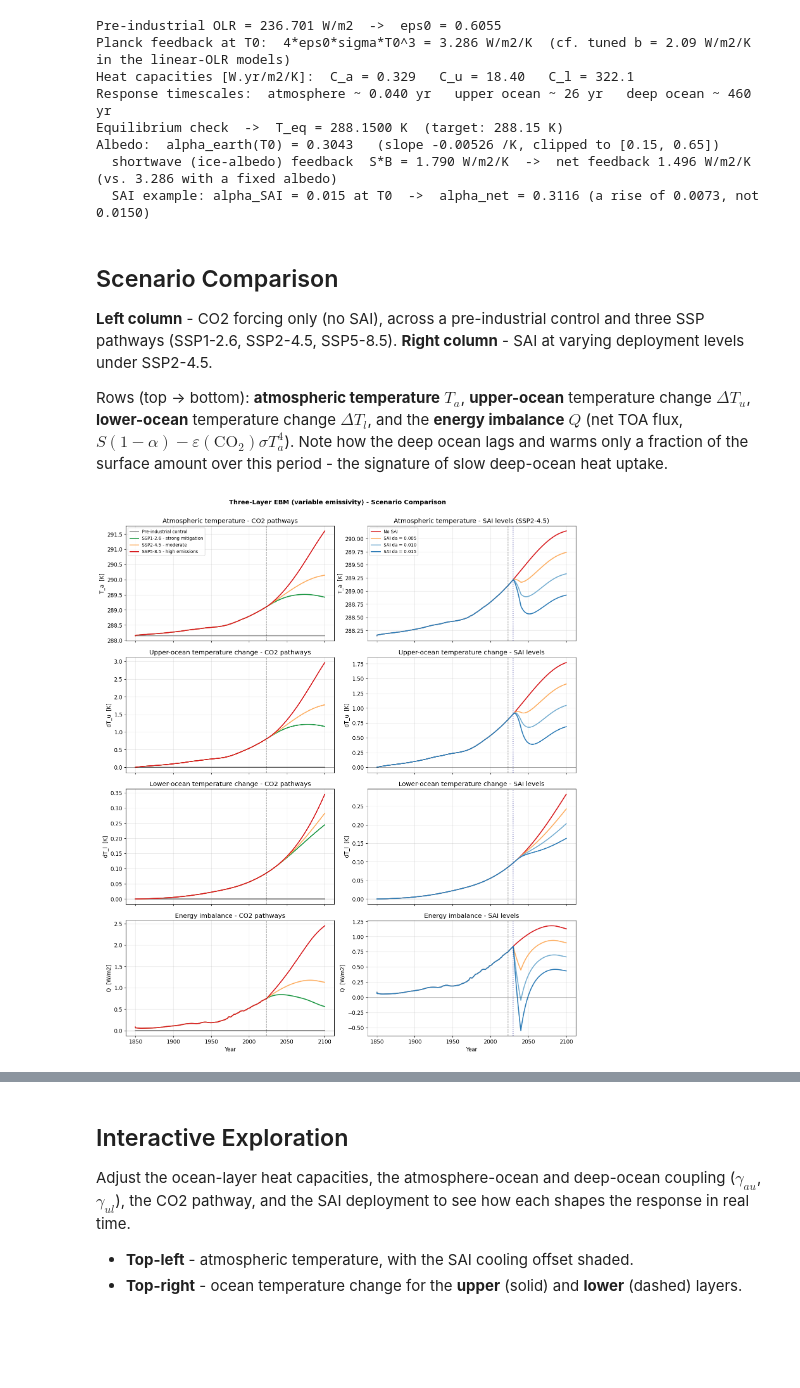
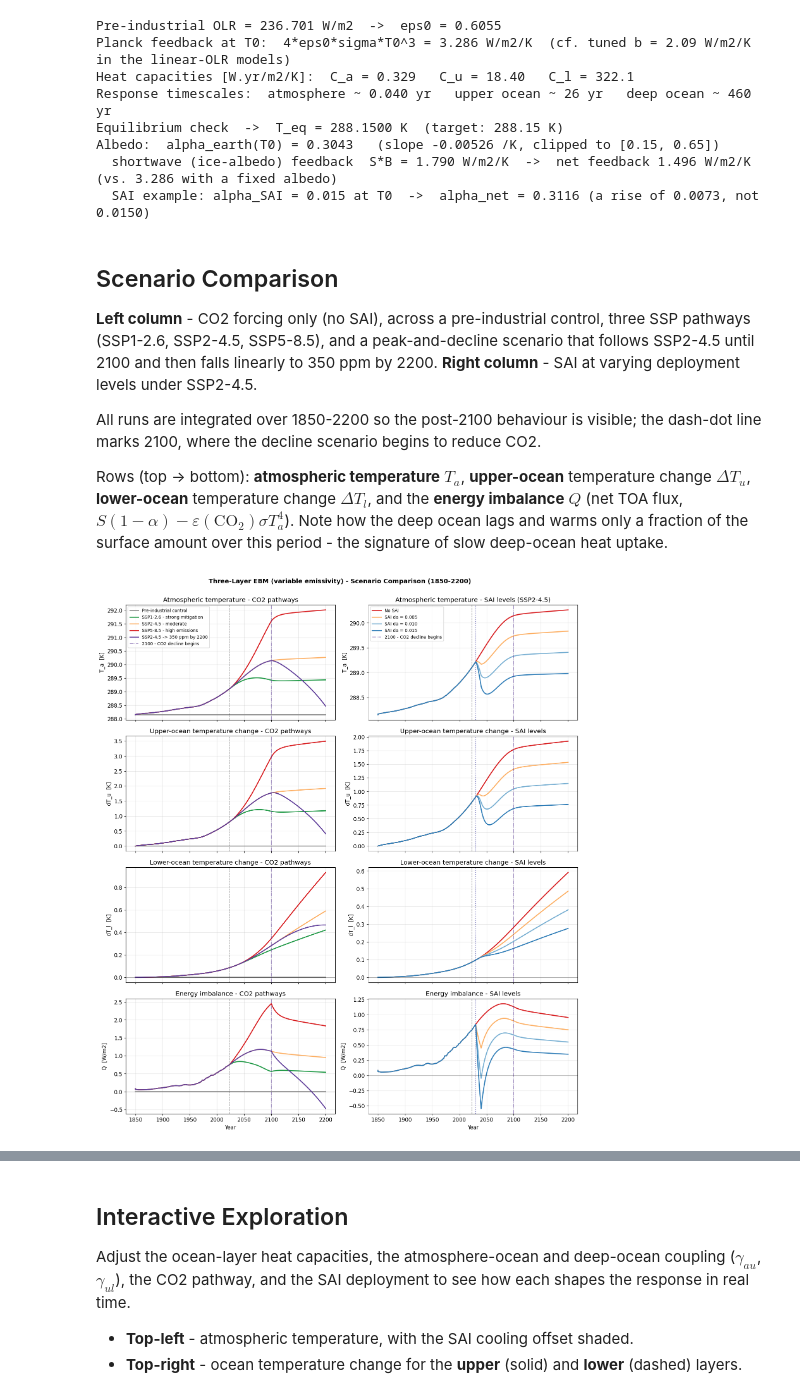
Before and after one commit to jshaw35/PRISM, a Jupyter notebook: WorkingModel.ipynb, the cells around one changed output, grey strips where cells are left out. Saved outputs shown, nothing was run; the diff lists cells and outputs as text; code cells hidden in the pictures; blank space fills up the shorter version.

```diff
--- a/WorkingModel.ipynb
+++ b/WorkingModel.ipynb
@@ -315,10 +320,23 @@ _CO2_YEARS, _CO2_PPM = _load_co2_data()
 # differs from the pathway value at switch_year).  name -> (base, switch_year, held_ppm)
 _CO2_HOLDS = {}
 
+# Derived "decline" scenarios: follow a base pathway until peak_year, then
+# decrease linearly to end_ppm at end_year and hold that value afterward.
+# name -> (base, peak_year, end_year, end_ppm)
+_CO2_DECLINES = {}
+
 
 def register_co2_hold(name, base_scenario, switch_year, held_ppm):
     '''Register a scenario that follows base_scenario, then holds CO2 at held_ppm from switch_year.'''
     _CO2_HOLDS[name] = (base_scenario, switch_year, float(held_ppm))
+    return name
+
+
+def register_co2_decline(name, base_scenario, peak_year, end_year, end_ppm):
+    '''Register a scenario that follows base_scenario to peak_year, then declines linearly to end_ppm at end_year.'''
+    if end_year <= peak_year:
+        raise ValueError("end_year must be greater than peak_year")
+    _CO2_DECLINES[name] = (base_scenario, float(peak_year), float(end_year), float(end_ppm))
     return name
 
 
@@ -328,19 +346,35 @@ def co2_ppm(t, scenario='ssp245'):
     with a real SSP concentration pathway (see module docstring above).
     'none' is a pre-industrial control: CO2 held at CO2_0 for all t.
     Names registered with register_co2_hold() follow their base pathway and
-    then hold CO2 fixed from their switch year.
+    then hold CO2 fixed from their switch year; names registered with
+    register_co2_decline() follow their base pathway to peak_year and then
+    decline linearly to end_ppm at end_year.
     '''
     if scenario == 'none':
         return CO2_0
     if scenario in _CO2_HOLDS:
         base, switch_year, held_ppm = _CO2_HOLDS[scenario]
         return np.where(np.asarray(t) >= switch_year, held_ppm, co2_ppm(t, base))[()]
+    if scenario in _CO2_DECLINES:
+        base, peak_year, end_year, end_ppm = _CO2_DECLINES[scenario]
+        t_arr = np.asarray(t, dtype=float)
+        peak_ppm = co2_ppm(peak_year, scenario=base)
+        path = co2_ppm(np.minimum(t_arr, peak_year), scenario=base)
+        decline = peak_ppm + (end_ppm - peak_ppm) * (t_arr - peak_year) / (end_year - peak_year)
+        out = np.where(t_arr <= peak_year, path,
+                       np.where(t_arr >= end_year, end_ppm, decline))
+        return out[()] if out.ndim == 0 else out
     return np.interp(t, _CO2_YEARS[scenario], _CO2_PPM[scenario])
 
 
 # Named hold scenario: SSP2-4.5 until 2035, then CO2 steps back to its 1850
 # (pre-industrial record) value and is held there through 2100.
 register_co2_hold('revert1850', 'ssp245', 2035, co2_ppm(1850, 'ssp245'))
+
+# Named decline scenario: SSP2-4.5 through 2100 (~599 ppm peak), then a linear
+# decline to 350 ppm by 2200 (held at 350 ppm afterward).
+register_co2_decline('ssp245-decline2100', 'ssp245', 2100, 2200, 280.0)
+# register_co2_decline('ssp245-decline2100_slow', 'ssp245', 2100, 2200, 430.0)
 
 
 def co2_forcing(t, scenario='ssp245'):
@@ -485,9 +519,13 @@ def run_ebm(C_a=C_ATMOS, C_u=C_UPPER, C_l=C_LOWER,
 # %% [markdown]
 ## Scenario Comparison
 
-**Left column** - CO2 forcing only (no SAI), across a pre-industrial control and three
-SSP pathways (SSP1-2.6, SSP2-4.5, SSP5-8.5).
+**Left column** - CO2 forcing only (no SAI), across a pre-industrial control, three
+SSP pathways (SSP1-2.6, SSP2-4.5, SSP5-8.5), and a peak-and-decline scenario that
+follows SSP2-4.5 until 2100 and then falls linearly to 350 ppm by 2200.
 **Right column** - SAI at varying deployment levels under SSP2-4.5.
+
+All runs are integrated over 1850-2200 so the post-2100 behaviour is visible; the
+dash-dot line marks 2100, where the decline scenario begins to reduce CO2.
 
 Rows (top -> bottom): **atmospheric temperature** $T_a$, **upper-ocean** temperature
 change $\Delta T_u$, **lower-ocean** temperature change $\Delta T_l$, and the **energy
@@ -496,7 +534,7 @@ Note how the deep ocean lags and warms only a fraction of the surface amount ove
 period - the signature of slow deep-ocean heat uptake.
 # %%
 fig, axes = plt.subplots(4, 2, figsize=(14, 16), sharex=True)
-fig.suptitle('Three-Layer EBM (variable emissivity) - Scenario Comparison', fontsize=13, fontweight='bold', y=1.002)
+fig.suptitle('Three-Layer EBM (variable emissivity) - Scenario Comparison (1850-2200)', fontsize=13, fontweight='bold', y=1.002)
 
 # -- CO2 scenarios (no SAI), left column --------------------------------------
 co2_cases = [
@@ -504,9 +542,11 @@ co2_cases = [
     ('ssp126', 'SSP1-2.6 - strong mitigation', '#1a9641'),
     ('ssp245', 'SSP2-4.5 - moderate',          '#fdae61'),
     ('ssp585', 'SSP5-8.5 - high emissions',    '#d7191c'),
+    ('ssp245-decline2100', 'SSP2-4.5 -> 350 ppm by 2200', '#5e3c99'),
 ]
+span = (SPINUP_START_YEAR, EXTENDED_END_YEAR)
 for scen, label, color in co2_cases:
-    t, Ta, Tu, Tl, Q = run_ebm(scenario=scen, d_alpha=0.0)
+    t, Ta, Tu, Tl, Q = run_ebm(scenario=scen, d_alpha=0.0, t_span=span)
     axes[0, 0].plot(t, Ta,      color=color, lw=2, label=label)
     axes[1, 0].plot(t, Tu - T0, color=color, lw=2, label=label)
     axes[2, 0].plot(t, Tl - T0, color=color, lw=2, label=label)
@@ -520,33 +560,35 @@ sai_cases = [
     (0.015, 'SAI da = 0.015',  '#2c7bb6'),
 ]
 for da, label, color in sai_cases:
-    t, Ta, Tu, Tl, Q = run_ebm(scenario='ssp245', d_alpha=da)
+    t, Ta, Tu, Tl, Q = run_ebm(scenario='ssp245', d_alpha=da, t_span=span)
     axes[0, 1].plot(t, Ta,      color=color, lw=2, label=label)
     axes[1, 1].plot(t, Tu - T0, color=color, lw=2, label=label)
     axes[2, 1].plot(t, Tl - T0, color=color, lw=2, label=label)
     axes[3, 1].plot(t, Q,       color=color, lw=2, label=label)
 
 # -- Annotations --------------------------------------------------------------
 for ax in axes.flat:
     ax.axvline(2023, color='k', ls='--', lw=1, alpha=0.45)
+    ax.axvline(2100, color='#5e3c99', ls='-.', lw=1.2, alpha=0.6,
+               label='2100 - CO2 decline begins')
 for ax in axes[:, 1]:
     ax.axvline(2030, color='navy', ls=':', lw=1.5, alpha=0.55)
 for ax in list(axes[1, :]) + list(axes[2, :]) + list(axes[3, :]):
     ax.axhline(0, color='k', lw=0.8, alpha=0.3)
 
 axes[0, 0].set(title='Atmospheric temperature - CO2 pathways',         ylabel='T_a  [K]')
 axes[0, 1].set(title='Atmospheric temperature - SAI levels (SSP2-4.5)', ylabel='T_a  [K]')
 axes[1, 0].set(title='Upper-ocean temperature change - CO2 pathways',   ylabel='dT_u  [K]')
 axes[1, 1].set(title='Upper-ocean temperature change - SAI levels',     ylabel='dT_u  [K]')
 axes[2, 0].set(title='Lower-ocean temperature change - CO2 pathways',   ylabel='dT_l  [K]')
 axes[2, 1].set(title='Lower-ocean temperature change - SAI levels',     ylabel='dT_l  [K]')
 axes[3, 0].set(title='Energy imbalance - CO2 pathways',                ylabel='Q  [W/m2]', xlabel='Year')
 axes[3, 1].set(title='Energy imbalance - SAI levels',                  ylabel='Q  [W/m2]', xlabel='Year')
 
 axes[0, 0].legend(fontsize=9)
 axes[0, 1].legend(fontsize=9)
 
 plt.tight_layout()
 plt.show()
 # %% [output]
-[figure, old version]
+[figure, new version]
```
Also changed, not shown: parts of 8 cells of this notebook.
